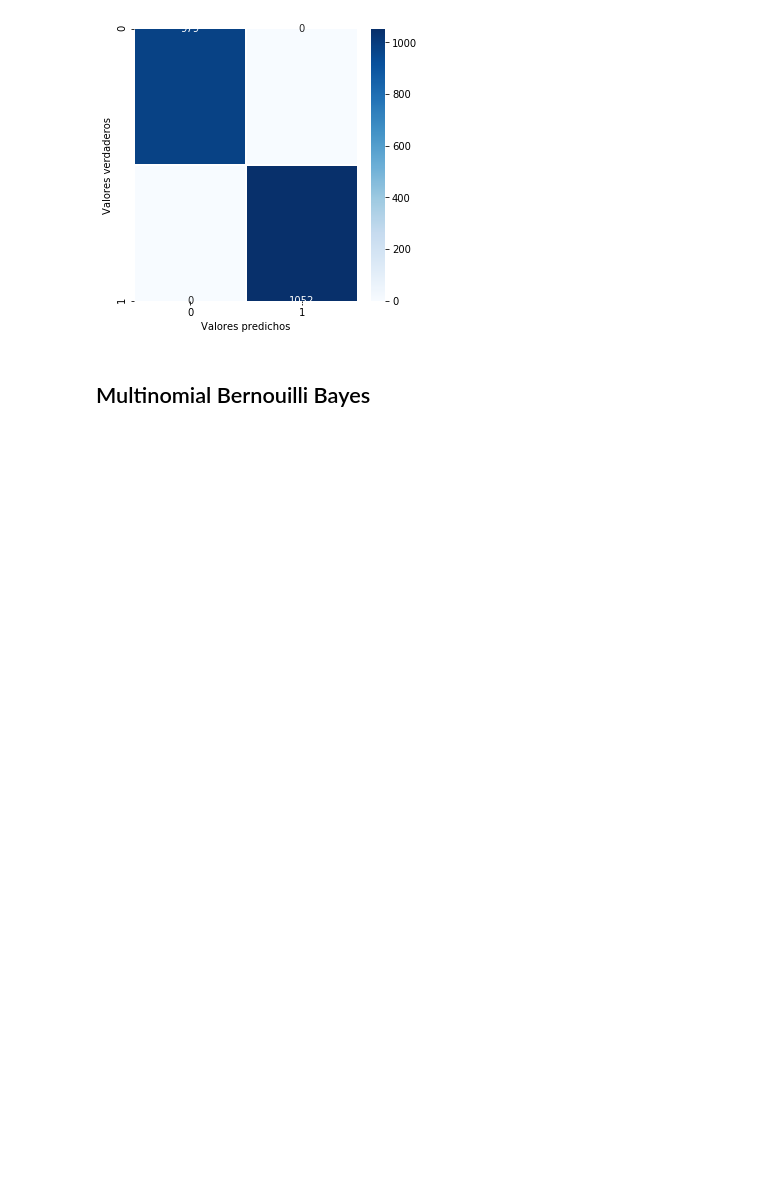
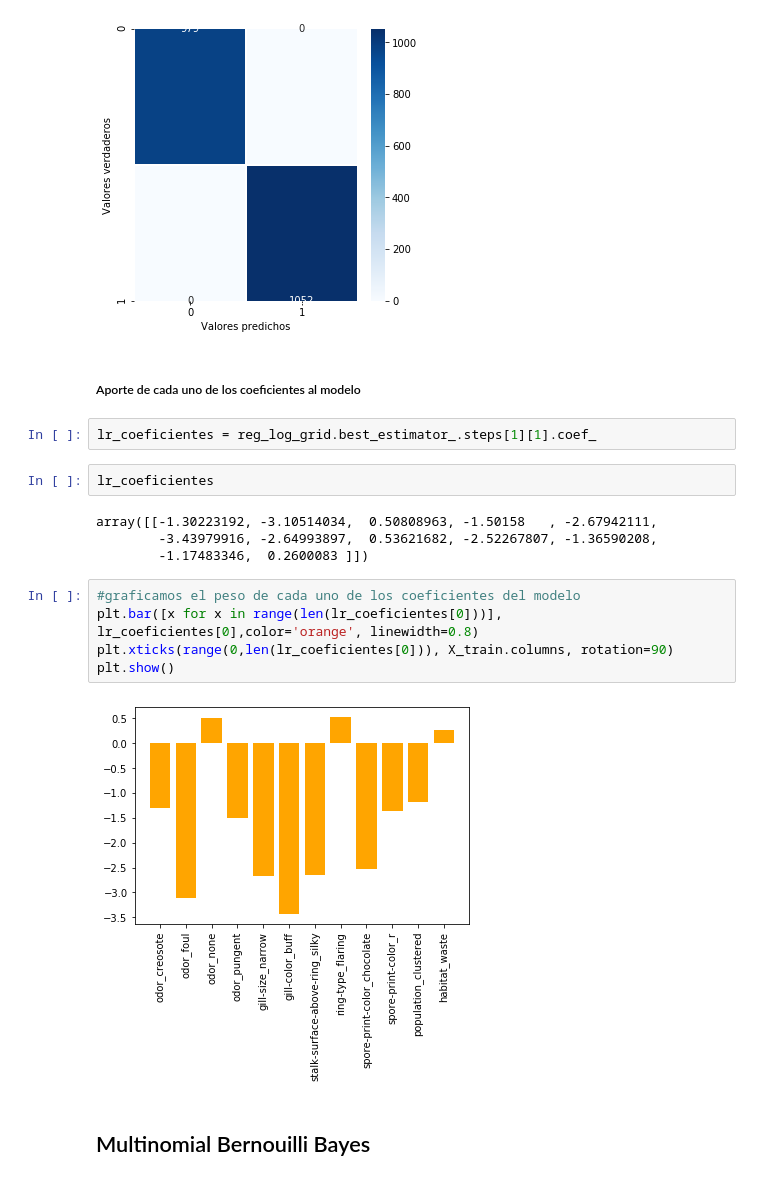
Before and after one commit to rdgagliano/DataScience-Grupo3, a Jupyter notebook: _01_Mushrooms Análisis Ini-Pipelines.ipynb, the cells around one changed output. Cells and saved outputs as stored; diff of their text form; blank space fills up the shorter version.

Commit message:
Agrego el grafico que muestra los pesos de los coeficientes en la reg log para la NB de pipelines

```diff
--- a/_01_Mushrooms Análisis Ini-Pipelines.ipynb
+++ b/_01_Mushrooms Análisis Ini-Pipelines.ipynb
@@ -616,6 +616,23 @@ funcs.getConfusionMatrix(y_test, reg_log_predicciones)
 # %% [output]
 array([ 979,    0,    0, 1052], dtype=int64)
 [figure]
+# %% [markdown]
+##### Aporte de cada uno de los coeficientes al modelo
+# %%
+lr_coeficientes = reg_log_grid.best_estimator_.steps[1][1].coef_
+# %%
+lr_coeficientes
+# %% [output]
+array([[-1.30223192, -3.10514034,  0.50808963, -1.50158   , -2.67942111,
+        -3.43979916, -2.64993897,  0.53621682, -2.52267807, -1.36590208,
+        -1.17483346,  0.2600083 ]])
+# %%
+#graficamos el peso de cada uno de los coeficientes del modelo
+plt.bar([x for x in range(len(lr_coeficientes[0]))], lr_coeficientes[0],color='orange', linewidth=0.8)
+plt.xticks(range(0,len(lr_coeficientes[0])), X_train.columns, rotation=90)
+plt.show()
+# %% [output]
+[figure, added]
 # %% [markdown]
 ## Multinomial Bernouilli Bayes
 # %%
```
Also changed, not shown: parts of 17 cells of this notebook.
